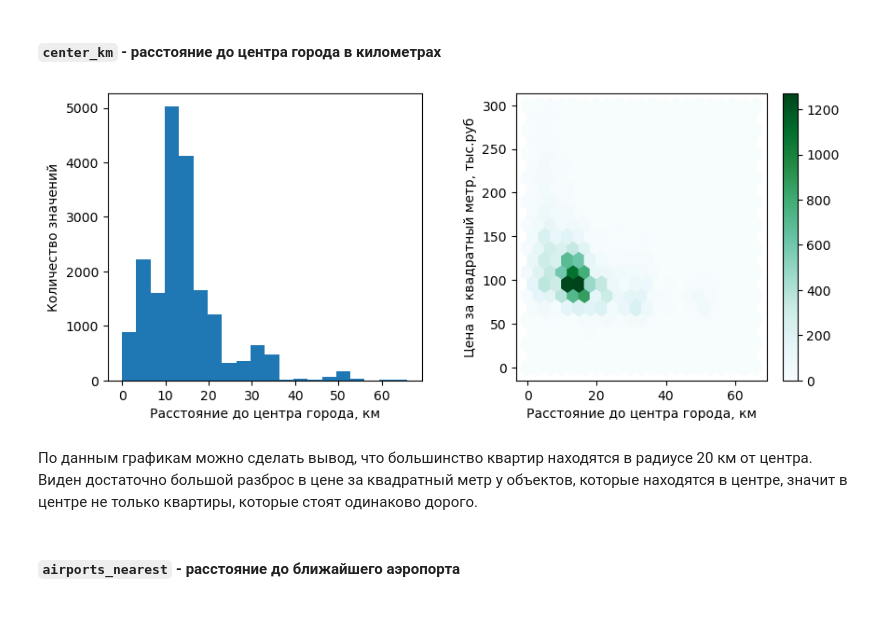
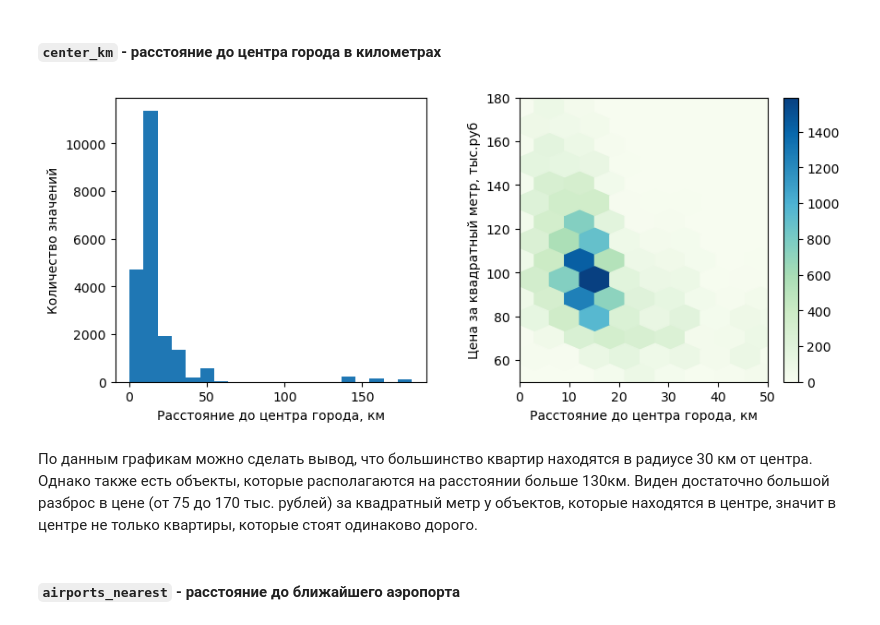
Before and after one commit to max150797/DataScience_Projects, a Jupyter notebook: Проекты по анализу данных/Исследование рынка недвижимости в Санкт-Петербурге/Разведывательный анализ данных.ipynb, the cells around one changed output. Saved outputs shown, nothing was run; the diff lists cells and outputs as text; code cells hidden in the pictures.

```diff
--- a/Проекты по анализу данных/Исследование рынка недвижимости в Санкт-Петербурге/Разведывательный анализ данных.ipynb
+++ b/Проекты по анализу данных/Исследование рынка недвижимости в Санкт-Петербурге/Разведывательный анализ данных.ipynb
@@ -287,0 +376,11 @@ for factor in dist_factors:
+# %%
+data['cityCenters_nearest'] = data['cityCenters_nearest'].where(data['locality_name']!='посёлок Мурино', 17300)
+data['cityCenters_nearest'] = data['cityCenters_nearest'].where(data['locality_name']!='Всеволожск', 24000)
+data['cityCenters_nearest'] = data['cityCenters_nearest'].where(data['locality_name']!='Гатчина', 46300)
+data['cityCenters_nearest'] = data['cityCenters_nearest'].where(data['locality_name']!='деревня Кудрово', 12600)
+data['cityCenters_nearest'] = data['cityCenters_nearest'].where(data['locality_name']!='Выборг', 137800)
+data['cityCenters_nearest'] = data['cityCenters_nearest'].where(data['locality_name']!='Кудрово', 12600)
+data['cityCenters_nearest'] = data['cityCenters_nearest'].where(data['locality_name']!='деревня Новое Девяткино', 24100)
+data['cityCenters_nearest'] = data['cityCenters_nearest'].where(data['locality_name']!='Сертолово', 40700)
+data['cityCenters_nearest'] = data['cityCenters_nearest'].where(data['locality_name']!='Кириши', 158600)
+data['cityCenters_nearest'] = data['cityCenters_nearest'].where(data['locality_name']!='Сланцы', 181700)
@@ -287,0 +410,2 @@ for factor in dist_factors:
+# %%
+data['parks_around3000'] = data['parks_around3000'].fillna(0)
@@ -287,0 +442,2 @@ for factor in dist_factors:
+# %%
+data['ponds_around3000'] = data['ponds_around3000'].fillna(0)
@@ -408,5 +573,0 @@ Name: locality_name_correct, Length: 306, dtype: int64
-# %%
-for factor in dist_factors:
-    for t in data['locality_name_correct'].unique():
-        data.loc[(data['locality_name_correct'] == t) & (data[factor].isna()), factor] = \
-        data.loc[(data['locality_name_correct'] == t), factor].median()
@@ -671,20 +830,28 @@ plt.show()
 # %%
 fig, axes = plt.subplots(1, 2, figsize=(10, 4))
 data.plot(kind='hist', y='center_km', bins=20, ax=axes[0], legend=False)
-data.query('thousand_rub_per_metr<300').plot(kind='hexbin', y='thousand_rub_per_metr', x='center_km', ax=axes[1], gridsize=20)
+data.query('thousand_rub_per_metr<300').plot(kind='hexbin',
+                                             y='thousand_rub_per_metr',
+                                             x='center_km',
+                                             ax=axes[1],
+                                             gridsize=30,
+                                             cmap='GnBu')
 
 axes[0].set_ylabel('Количество значений')
 axes[1].set_ylabel('Цена за квадратный метр, тыс.руб')
 
 axes[0].set_xlabel('Расстояние до центра города, км')
 axes[1].set_xlabel('Расстояние до центра города, км')
+axes[1].set_xlim(0, 50)
+axes[1].set_ylim(50, 180)
 
 plt.subplots_adjust(wspace=0.3)
 plt.show()
 # %% [output]
-[figure, old version]
+[figure, new version]
 # %% [markdown]
-По данным графикам можно сделать вывод, что большинство квартир находятся в радиусе 20 км от центра. Виден достаточно большой разброс в цене за квадратный метр у объектов, которые находятся в центре, значит в центре не только квартиры, которые стоят одинаково дорого.
+По данным графикам можно сделать вывод, что большинство квартир находятся в радиусе 30 км от центра. Однако также есть объекты, которые располагаются на расстоянии больше 130км.
+Виден достаточно большой разброс в цене (от 75 до 170 тыс. рублей) за квадратный метр у объектов, которые находятся в центре, значит в центре не только квартиры, которые стоят одинаково дорого.
 # %% [markdown]
 #### `airports_nearest` - расстояние до ближайшего аэропорта
 # %%
```
Also changed, not shown: parts of 68 cells of this notebook, 1 other file.
